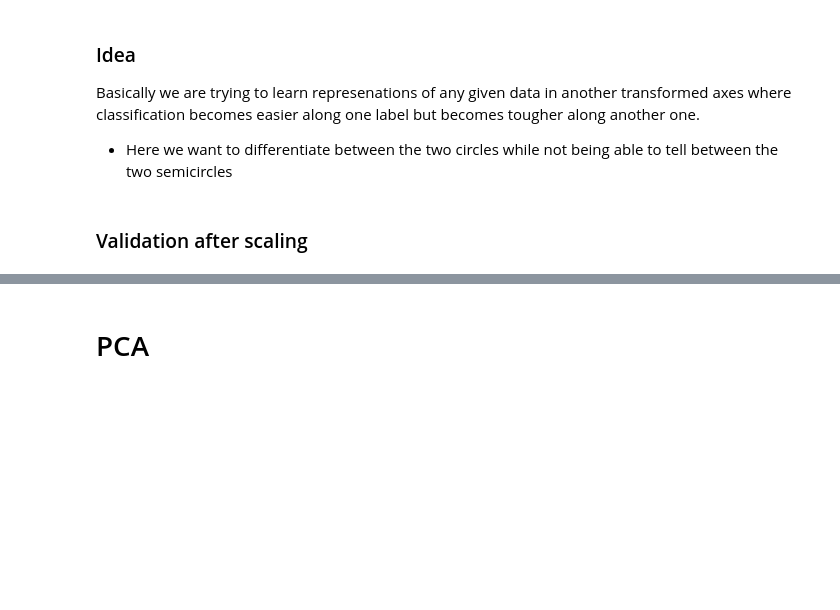
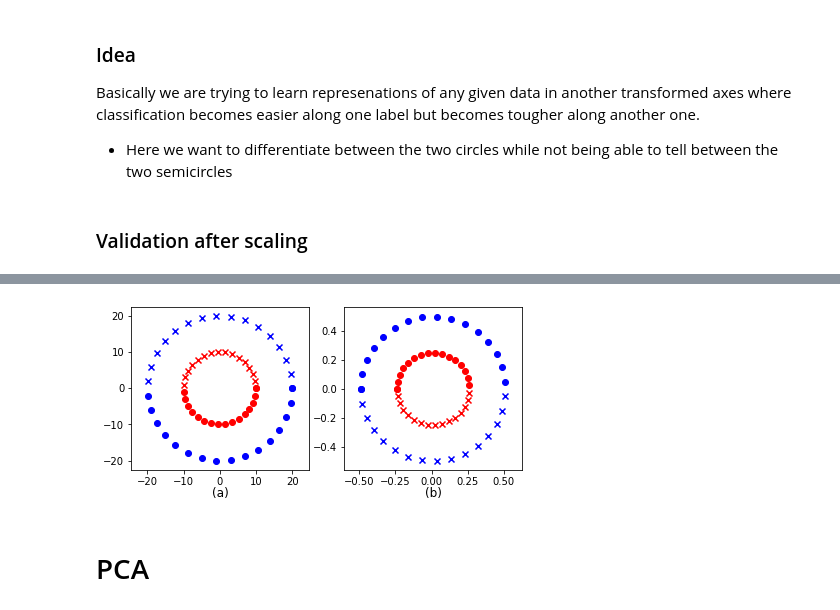
Before and after one commit to shams-sam/PrivacyGANs, a Jupyter notebook: notebooks/06. InterpretationTrialCircularDataset.ipynb, the cells around one changed output, grey strips where cells are left out. Cells and saved outputs as stored; diff of their text form; code cells hidden in the pictures; blank space fills up the shorter version.

```diff
--- a/notebooks/06. InterpretationTrialCircularDataset.ipynb
+++ b/notebooks/06. InterpretationTrialCircularDataset.ipynb
@@ -23,9 +23,9 @@ def circle_points(r, n):
 # %% [markdown]
 # Utility
 # %%
-def class_plot(X, y_ally, y_advr, aspect=True, title=False, orig=True, save=False):
-    X_tsne = TSNE(n_components=2).fit_transform(X)
-    X_pca = PCA(n_components=2).fit_transform(X)
+def class_plot(X_input, aspect=True, title=False, orig=True, save=False):
+    X_tsne = TSNE(n_components=2).fit_transform(X_input)
+    X_pca = PCA(n_components=2).fit_transform(X_input)
 
 
     markers = ['x', 'o', 'x', 'o']
@@ -157,3 +92,7 @@ class_plot_1d(X_normalized_valid[:, 1].reshape(-1, 1), y_ally_valid, y_advr_vali
+# %%
+class_plot(X_normalized, y_ally, y_advr)
+# %% [output]
+[figure, added]
 # %% [markdown]
 # PCA
 # %%
```
Also changed, not shown: parts of 23 cells of this notebook, 28 other files.
